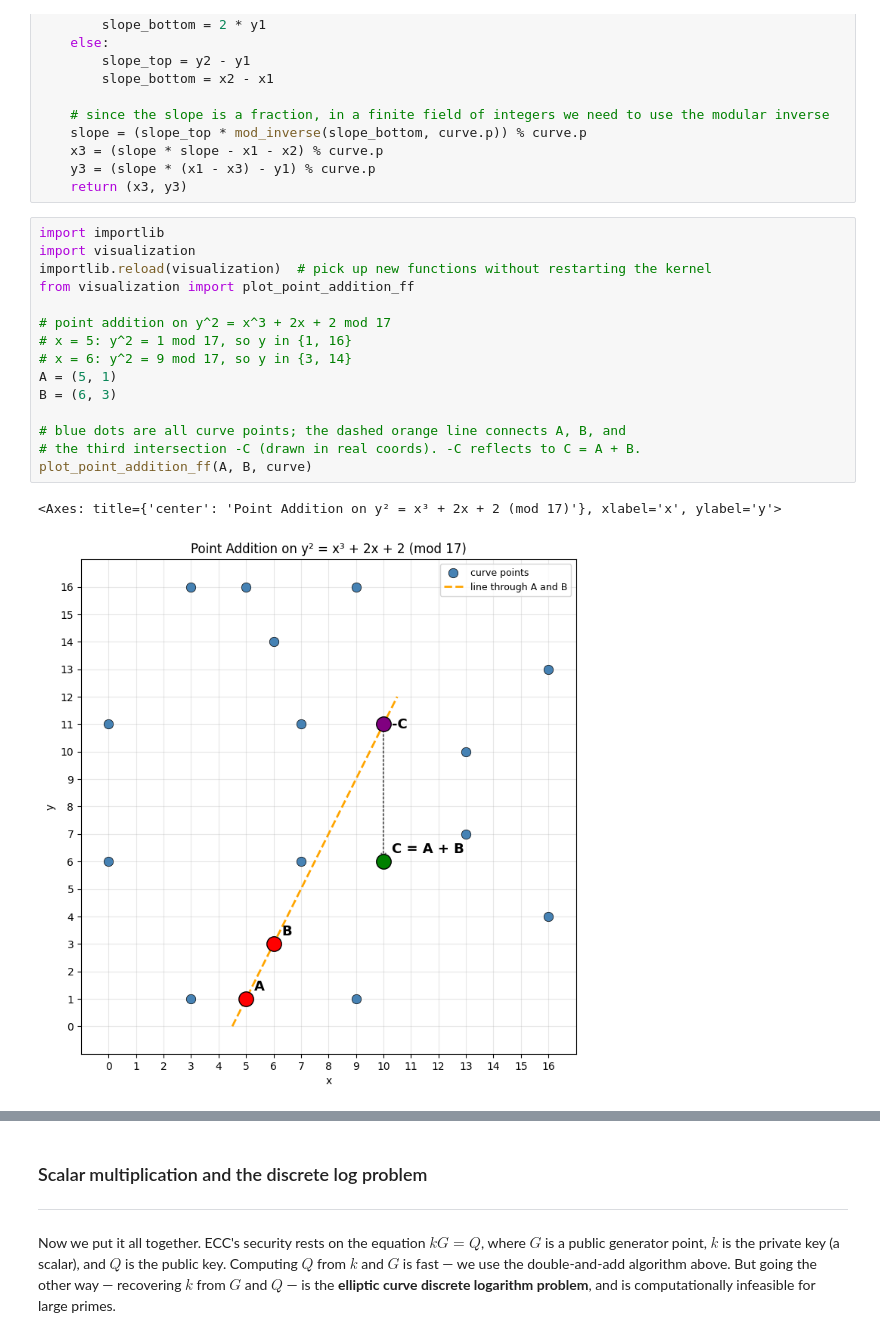
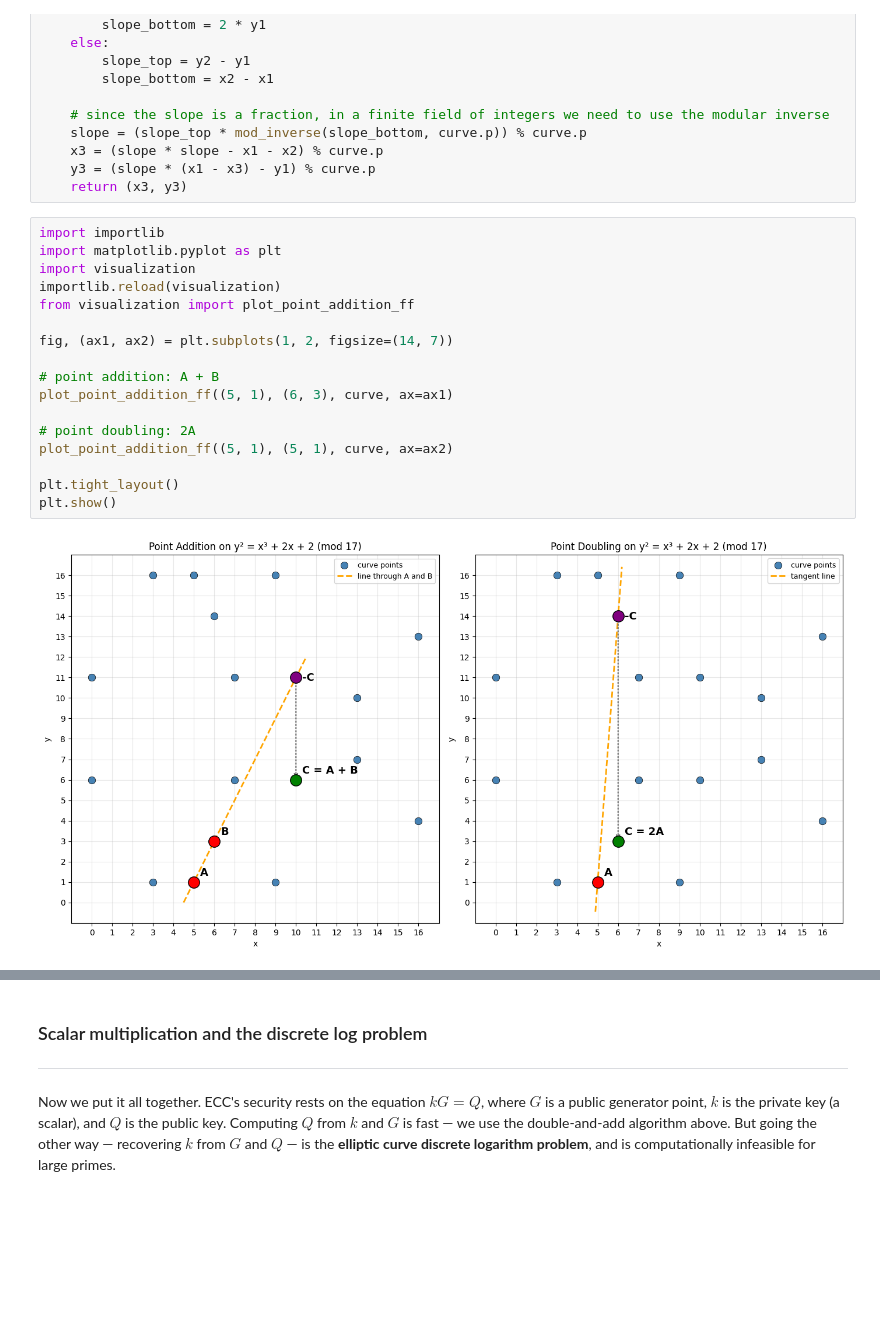
Before and after one commit to epicgdog/ecc-research-cs-166, a Jupyter notebook: notebook.ipynb, the cells around one changed output, grey strips where cells are left out. Saved outputs shown, nothing was run; the diff lists cells and outputs as text; blank space fills up the shorter version.

```diff
--- a/notebook.ipynb
+++ b/notebook.ipynb
@@ -436,19 +422,20 @@ def point_add(p1, p2, curve):
     return (x3, y3)
 # %%
 import importlib
+import matplotlib.pyplot as plt
 import visualization
-importlib.reload(visualization)  # pick up new functions without restarting the kernel
+importlib.reload(visualization)
 from visualization import plot_point_addition_ff
 
-# point addition on y^2 = x^3 + 2x + 2 mod 17
-# x = 5: y^2 = 1 mod 17, so y in {1, 16}
-# x = 6: y^2 = 9 mod 17, so y in {3, 14}
-A = (5, 1)
-B = (6, 3)
+fig, (ax1, ax2) = plt.subplots(1, 2, figsize=(14, 7))
 
-# blue dots are all curve points; the dashed orange line connects A, B, and
-# the third intersection -C (drawn in real coords). -C reflects to C = A + B.
-plot_point_addition_ff(A, B, curve)
+# point addition: A + B
+plot_point_addition_ff((5, 1), (6, 3), curve, ax=ax1)
+
+# point doubling: 2A
+plot_point_addition_ff((5, 1), (5, 1), curve, ax=ax2)
+
+plt.tight_layout()
+plt.show()
 # %% [output]
-<Axes: title={'center': 'Point Addition on y² = x³ + 2x + 2 (mod 17)'}, xlabel='x', ylabel='y'>
-[figure, old version]
+[figure, new version]
```
Also changed, not shown: parts of 5 cells of this notebook, 1 other file.
